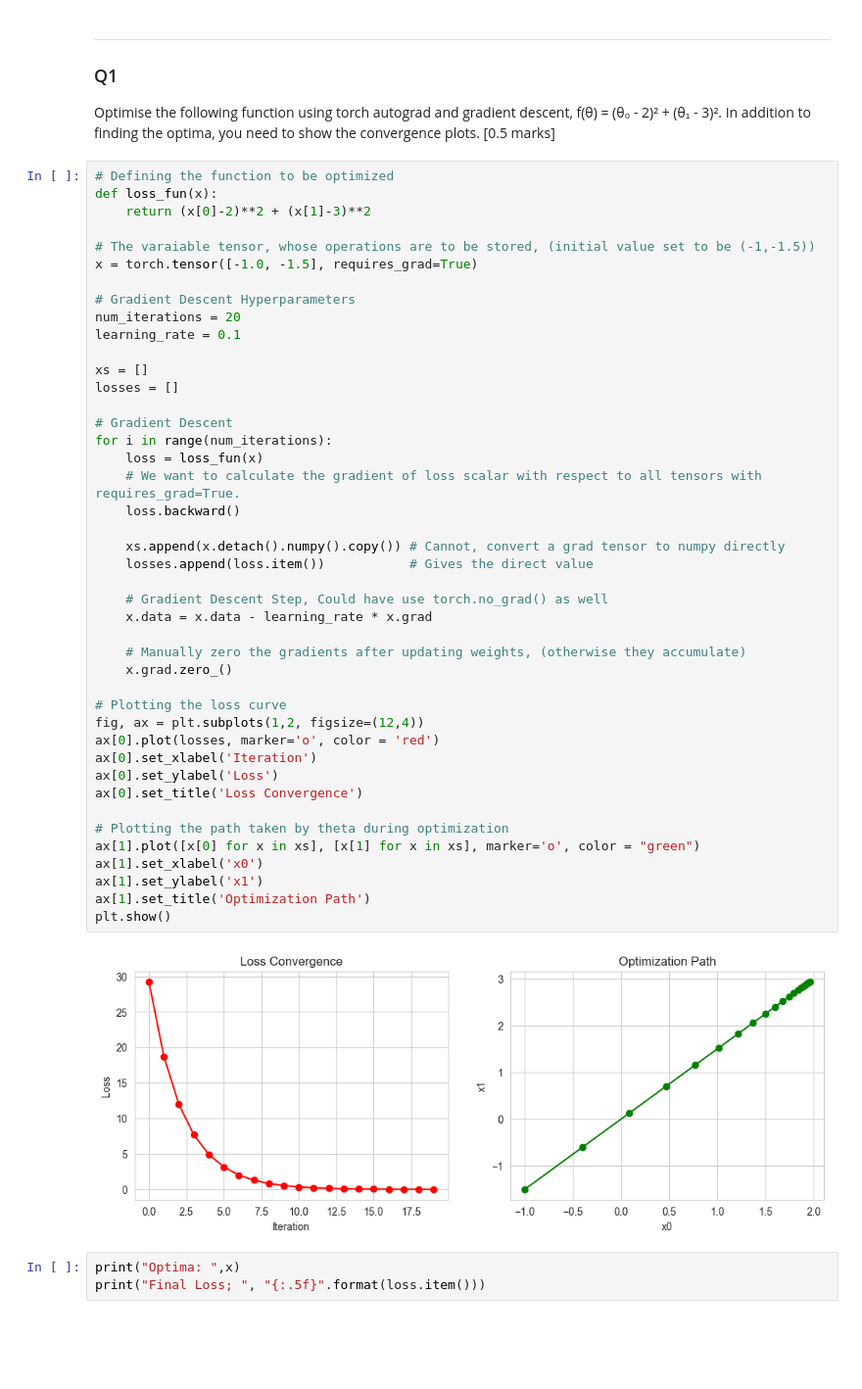
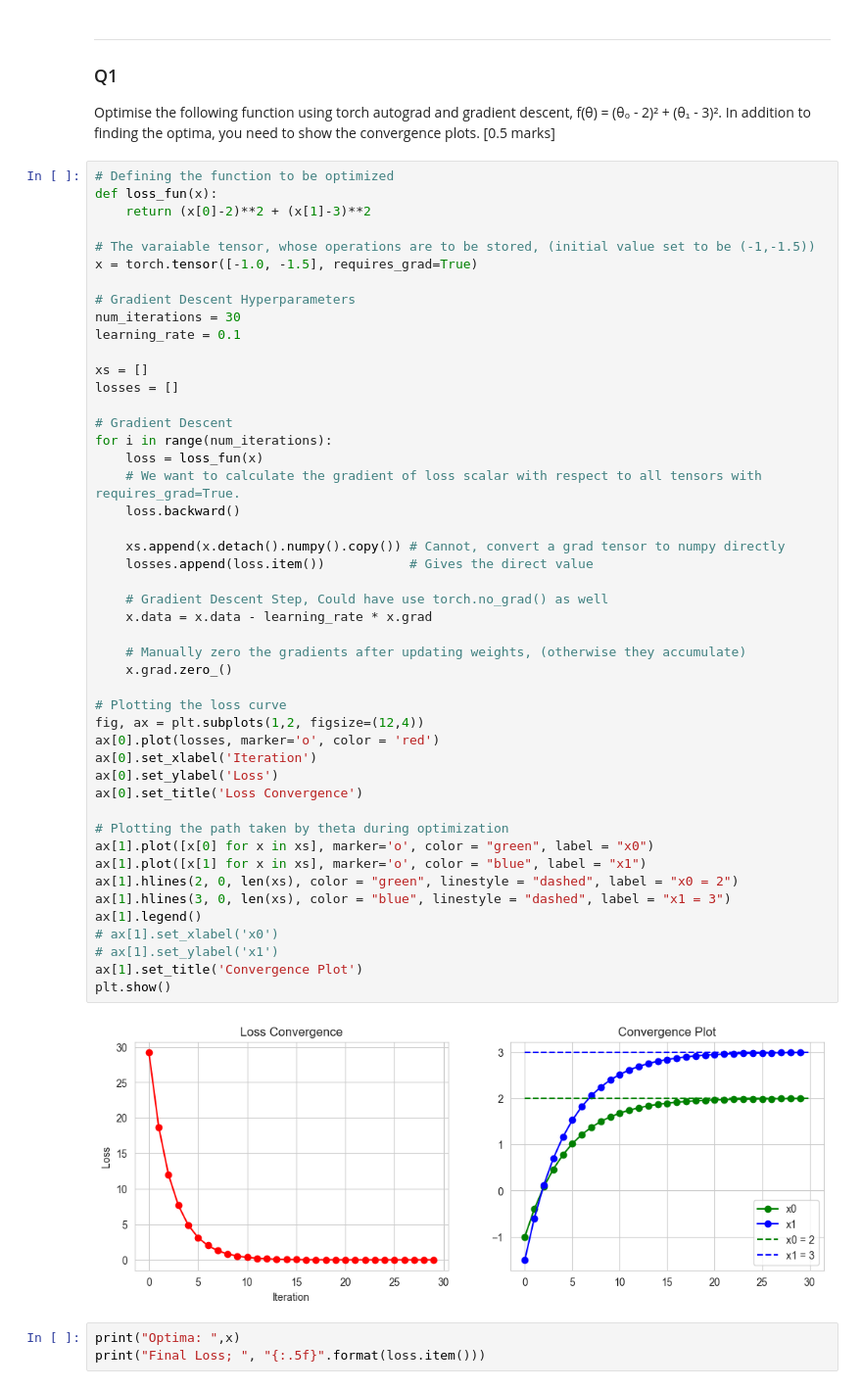
Before and after one commit to Gaurav17Joshi/PML661, a Jupyter notebook: Assignment1/Assignment1_sub.ipynb, the cells around one changed output. Shown: that part at 98% size. Drawn from its saved outputs; the diff is of its cells as text; blank space fills up the shorter version.

```diff
--- a/Assignment1/Assignment1_sub.ipynb
+++ b/Assignment1/Assignment1_sub.ipynb
@@ -24,42 +24,46 @@ def loss_fun(x):
 x = torch.tensor([-1.0, -1.5], requires_grad=True)
 
 # Gradient Descent Hyperparameters
-num_iterations = 20
+num_iterations = 30
 learning_rate = 0.1
 
 xs = []
 losses = []
 
 # Gradient Descent
 for i in range(num_iterations):
     loss = loss_fun(x)
     # We want to calculate the gradient of loss scalar with respect to all tensors with requires_grad=True.
     loss.backward()
 
     xs.append(x.detach().numpy().copy()) # Cannot, convert a grad tensor to numpy directly
     losses.append(loss.item())           # Gives the direct value
 
     # Gradient Descent Step, Could have use torch.no_grad() as well
     x.data = x.data - learning_rate * x.grad
 
     # Manually zero the gradients after updating weights, (otherwise they accumulate)
     x.grad.zero_()
 
 # Plotting the loss curve
 fig, ax = plt.subplots(1,2, figsize=(12,4))
 ax[0].plot(losses, marker='o', color = 'red')
 ax[0].set_xlabel('Iteration')
 ax[0].set_ylabel('Loss')
 ax[0].set_title('Loss Convergence')
 
 # Plotting the path taken by theta during optimization
-ax[1].plot([x[0] for x in xs], [x[1] for x in xs], marker='o', color = "green")
-ax[1].set_xlabel('x0')
-ax[1].set_ylabel('x1')
-ax[1].set_title('Optimization Path')
+ax[1].plot([x[0] for x in xs], marker='o', color = "green", label = "x0")
+ax[1].plot([x[1] for x in xs], marker='o', color = "blue", label = "x1")
+ax[1].hlines(2, 0, len(xs), color = "green", linestyle = "dashed", label = "x0 = 2")
+ax[1].hlines(3, 0, len(xs), color = "blue", linestyle = "dashed", label = "x1 = 3")
+ax[1].legend()
+# ax[1].set_xlabel('x0')
+# ax[1].set_ylabel('x1')
+ax[1].set_title('Convergence Plot')
 plt.show()
 # %% [output]
-[figure, old version]
+[figure, new version]
 # %%
 print("Optima: ",x)
 print("Final Loss; ", "{:.5f}".format(loss.item()))
```
Also changed, not shown: parts of 5 cells of this notebook.
